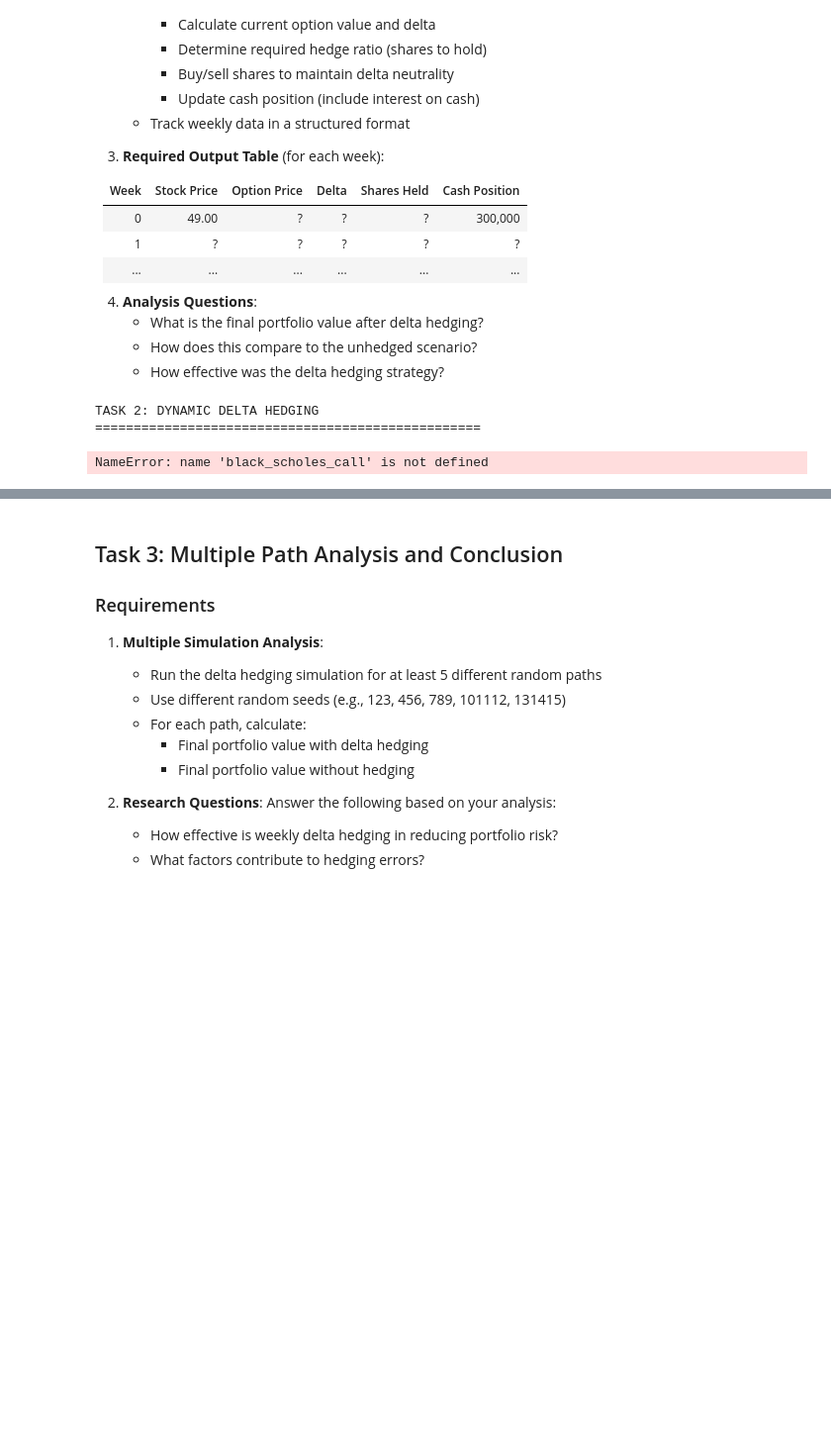
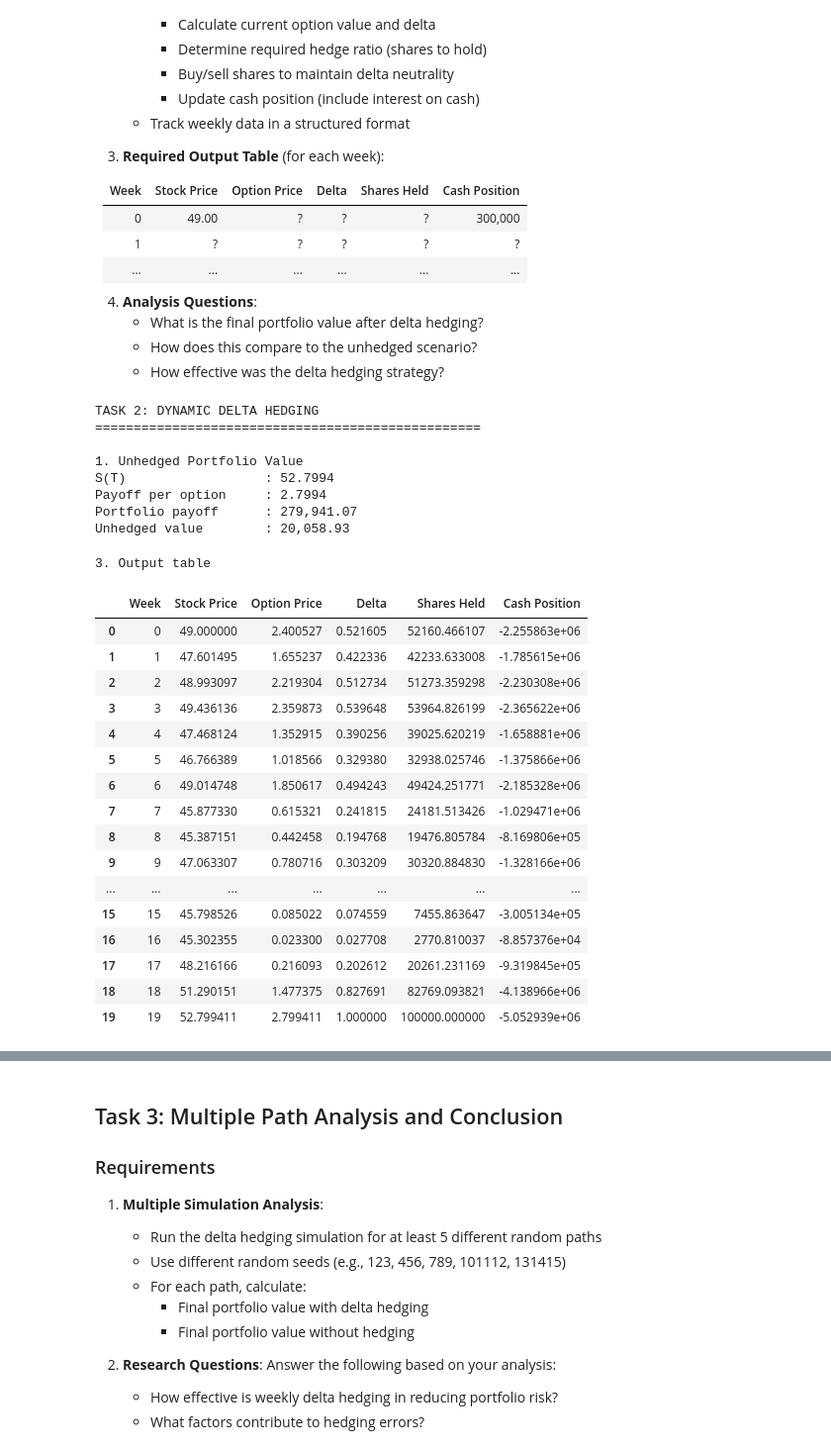
Before and after one commit to dalala333/ma575, a Jupyter notebook: delta_hedging_prj.ipynb, the cells around one changed output, grey strips where cells are left out. Shown: that part at 99% size. Drawn from its saved outputs; the diff is of its cells as text; code cells hidden in the pictures; blank space fills up the shorter version.

```diff
--- a/delta_hedging_prj.ipynb
+++ b/delta_hedging_prj.ipynb
@@ -255,7 +255,84 @@ Using the simulated stock price path above, implement a dynamic delta hedging st
 # Task 2 Solution: Delta Hedging Implementation
 print("TASK 2: DYNAMIC DELTA HEDGING")
 print("=" * 50)
+
+# 1. Unhedged Portfolio Value at Maturity
+S_T = float(S_paths[-1, 0])
+call_payoff_T = max(S_T - K, 0)
+portfolio_payoff_T = n * call_payoff_T
+unhedged_value = premium - portfolio_payoff_T
+
+print("\n1. Unhedged Portfolio Value")
+print(f"S(T)                  : {S_T:.4f}")
+print(f"Payoff per option     : {call_payoff_T:.4f}")
+print(f"Portfolio payoff      : {portfolio_payoff_T:,.2f}")
+print(f"Unhedged value        : {unhedged_value:,.2f}")
 # %% [output]
 TASK 2: DYNAMIC DELTA HEDGING
 ==================================================
+
+1. Unhedged Portfolio Value
+S(T)                  : 52.7994
+Payoff per option     : 2.7994
+Portfolio payoff      : 279,941.07
+Unhedged value        : 20,058.93
-NameError: name 'black_scholes_call' is not defined
+# %%
+# 2. Implement Delta Hedging Algorithm
+m  = len(time_grid)
+
+opt_price = np.zeros(m)
+opt_delta = np.zeros(m)
+shares_total = np.zeros(m)
+cash_total = np.zeros(m)
+
+# Week 0
+S_0 = float(S_paths[0, 0])
+res_0 = black_scholes(S_0, K, T, r, sigma)
+opt_price[0], opt_delta[0] = res_0["Price"], res_0["Delta"]
+shares_total[0] = n * opt_delta[0]
+cash_total[0] = premium - shares_total[0] * S_0
+
+# Weekly rebalancing
+for t in range(1, m):
+    cash_total[t] = cash_total[t-1] * np.exp(r * dt)
+
+    T_t = max(T - time_grid[t], 0)
+    S_t = float(S_paths[t, 0])
+    res = black_scholes(S_t, K, T_t, r, sigma)
+    opt_price[t], opt_delta[t] = res["Price"], res["Delta"]
+
+    shares_total[t] = n * opt_delta[t]
+    trade = shares_total[t] - shares_total[t-1]
+    cash_total[t] -= trade * S_t
+# %%
+# 3. Output table
+output_df = pd.DataFrame({
+    "Week": np.arange(m),
+    "Stock Price": S_paths[:, 0],
+    "Option Price": opt_price,
+    "Delta": opt_delta,
+    "Shares Held": shares_total,
+    "Cash Position": cash_total
+})
+
+print("\n3. Output table")
+display(output_df.round(6))
+# %% [output]
+3. Output table
+|  | Week | Stock Price | Option Price | Delta | Shares Held | Cash Position |
+| 0 | 0 | 49.000000 | 2.400527 | 0.521605 | 52160.466107 | -2.255863e+06 |
+| 1 | 1 | 47.601495 | 1.655237 | 0.422336 | 42233.633008 | -1.785615e+06 |
+| 2 | 2 | 48.993097 | 2.219304 | 0.512734 | 51273.359298 | -2.230308e+06 |
+| 3 | 3 | 49.436136 | 2.359873 | 0.539648 | 53964.826199 | -2.365622e+06 |
+| 4 | 4 | 47.468124 | 1.352915 | 0.390256 | 39025.620219 | -1.658881e+06 |
+| 5 | 5 | 46.766389 | 1.018566 | 0.329380 | 32938.025746 | -1.375866e+06 |
+| 6 | 6 | 49.014748 | 1.850617 | 0.494243 | 49424.251771 | -2.185328e+06 |
+| 7 | 7 | 45.877330 | 0.615321 | 0.241815 | 24181.513426 | -1.029471e+06 |
+| 8 | 8 | 45.387151 | 0.442458 | 0.194768 | 19476.805784 | -8.169806e+05 |
+| 9 | 9 | 47.063307 | 0.780716 | 0.303209 | 30320.884830 | -1.328166e+06 |
+| ... | ... | ... | ... | ... | ... | ... |
+| 15 | 15 | 45.798526 | 0.085022 | 0.074559 | 7455.863647 | -3.005134e+05 |
+| 16 | 16 | 45.302355 | 0.023300 | 0.027708 | 2770.810037 | -8.857376e+04 |
+| 17 | 17 | 48.216166 | 0.216093 | 0.202612 | 20261.231169 | -9.319845e+05 |
+| 18 | 18 | 51.290151 | 1.477375 | 0.827691 | 82769.093821 | -4.138966e+06 |
+| 19 | 19 | 52.799411 | 2.799411 | 1.000000 | 100000.000000 | -5.052939e+06 |
```
Also changed, not shown: parts of 4 cells of this notebook.
